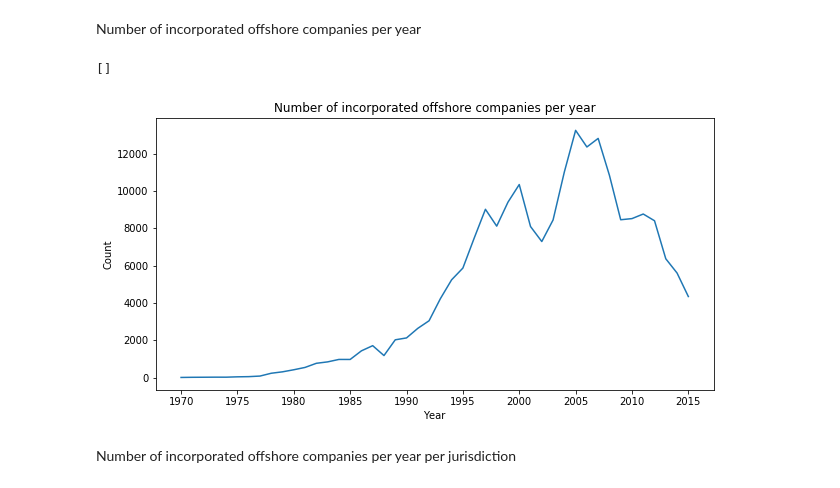
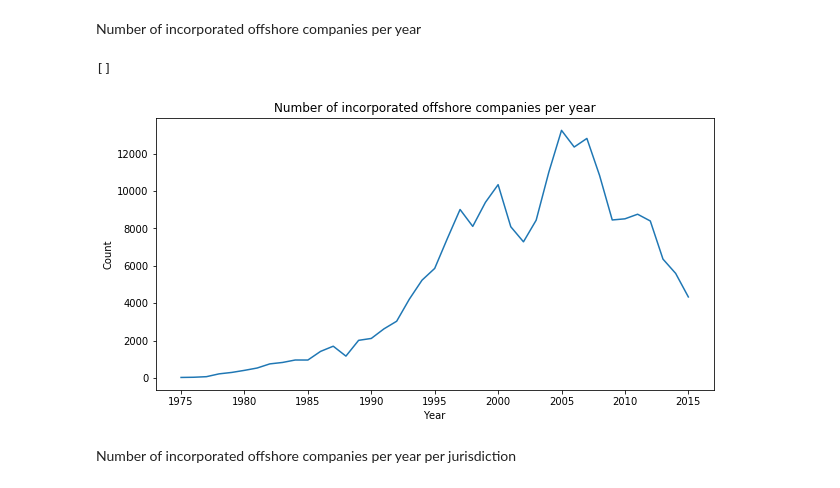
Before and after one commit to franckdess/ADA-Project, a Jupyter notebook: ml2.ipynb, the cells around one changed output. Saved outputs shown, nothing was run; the diff lists cells and outputs as text; code cells hidden in the pictures.

```diff
--- a/ml2.ipynb
+++ b/ml2.ipynb
@@ -133,18 +134,18 @@ plot_counts("Top 15 Number of offshore entities per country", countries)
 Number of incorporated offshore companies per year
 # %%
 dates = entity['incorporation_date'].dt.year
-incorp = dates[dates >= 1970].value_counts().sort_index()
+incorp = dates[dates >= 1975].value_counts().sort_index()
 
 plt.figure(figsize=(10,5))
 incorp.plot(kind='line')
 plt.title('Number of incorporated offshore companies per year')
 plt.xlabel('Year')
 plt.ylabel('Count')
-plt.xticks(range(1970, 2020, 5))
+plt.xticks(range(1975, 2020, 5))
 plt.plot()
 # %% [output]
 []
-[figure, old version]
+[figure, new version]
 # %% [markdown]
 Number of incorporated offshore companies per year per jurisdiction
 # %%
```
Also changed, not shown: parts of 24 cells of this notebook.
